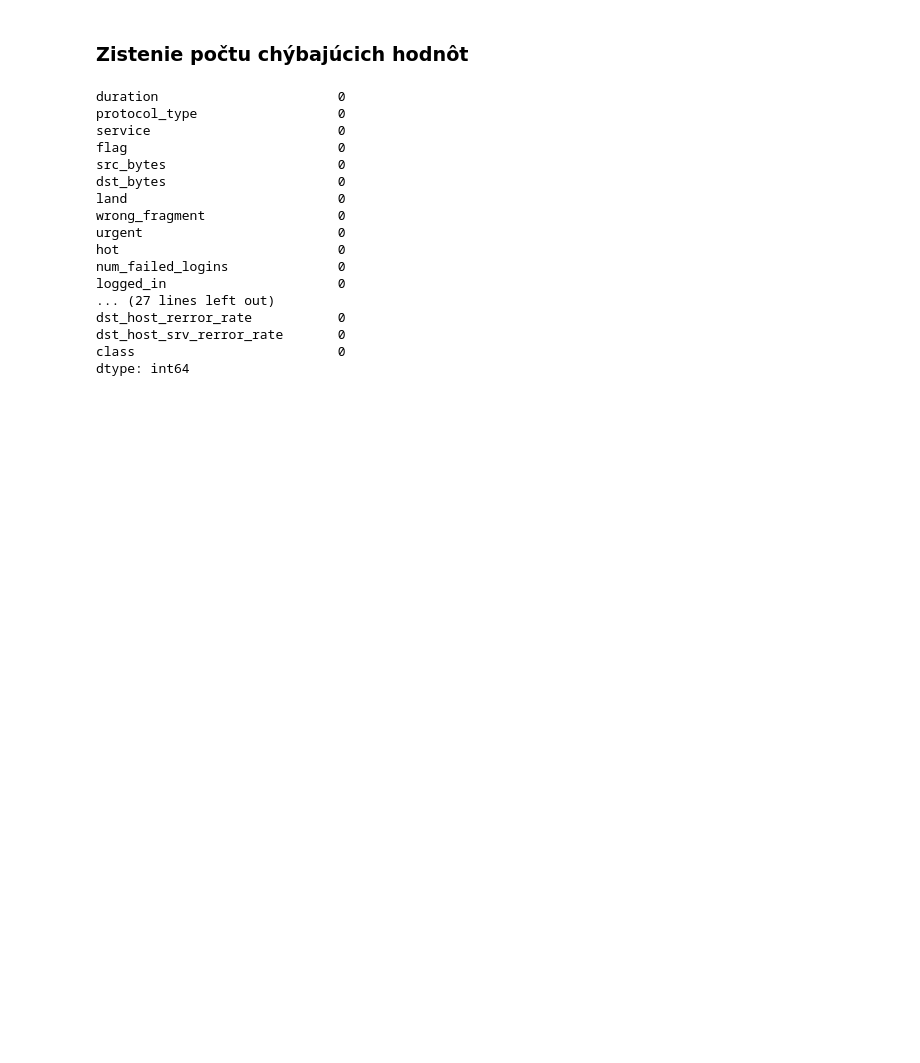
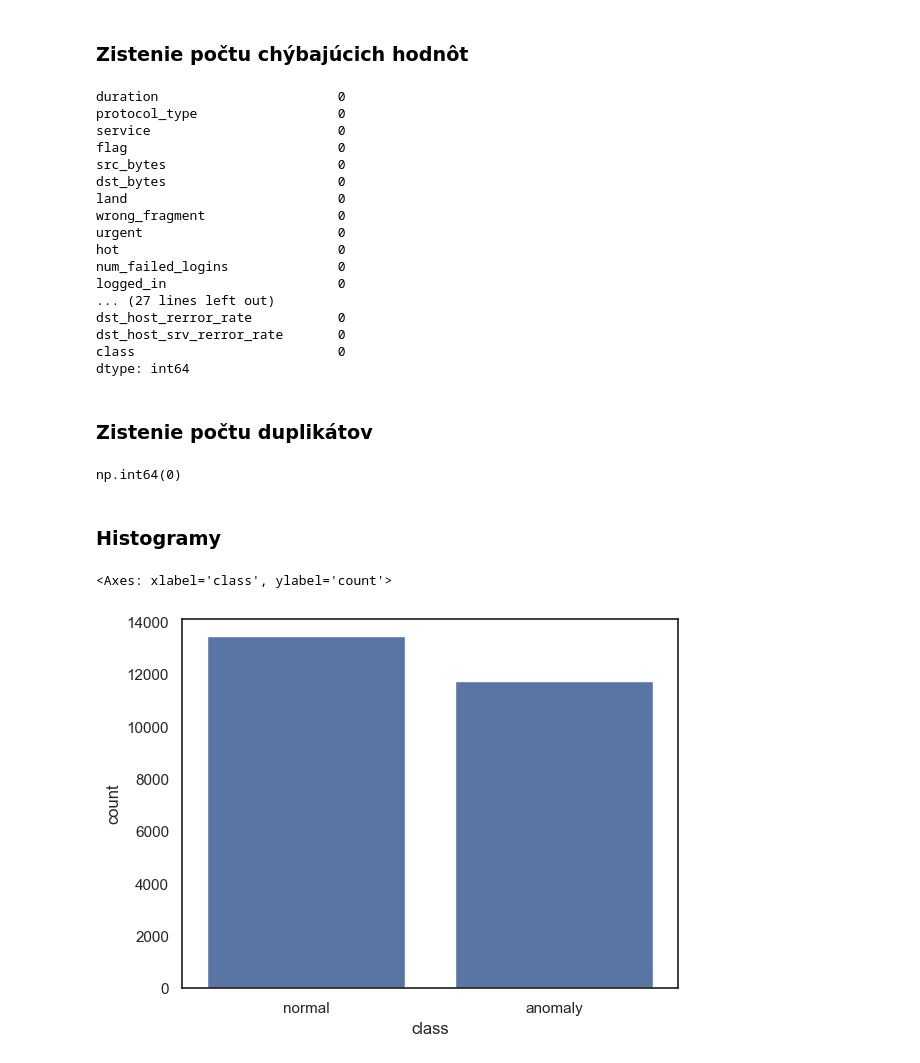
Before and after one commit to M4jkky/CRISP-DataMining, a Jupyter notebook: eda.ipynb, the cells around one changed output. Drawn from its saved outputs; the diff is of its cells as text; code cells hidden in the pictures; blank space fills up the shorter version.

Commit message:
eda histogramy...

```diff
--- a/eda.ipynb
+++ b/eda.ipynb
@@ -11,6 +11,8 @@ import seaborn as sns
 ### Načítanie dát
 # %%
 df = pd.read_csv('data/Train_data.csv')
+# %%
+sns.set(style="white")
 # %% [markdown]
 ### Štatistické informácie o kvantitatívnych atribútoch
 # %%
@@ -70,3 +72,17 @@ dst_host_rerror_rate           0
 dst_host_srv_rerror_rate       0
 class                          0
 dtype: int64
+# %% [markdown]
+### Zistenie počtu duplikátov
+# %%
+df.duplicated().sum()
+# %% [output]
+np.int64(0)
+# %% [markdown]
+### Histogramy
+# %%
+class_count = df['class'].value_counts()
+sns.barplot(class_count)
+# %% [output]
+<Axes: xlabel='class', ylabel='count'>
+[figure, added]
```
Also changed, not shown: parts of 13 cells of this notebook.
